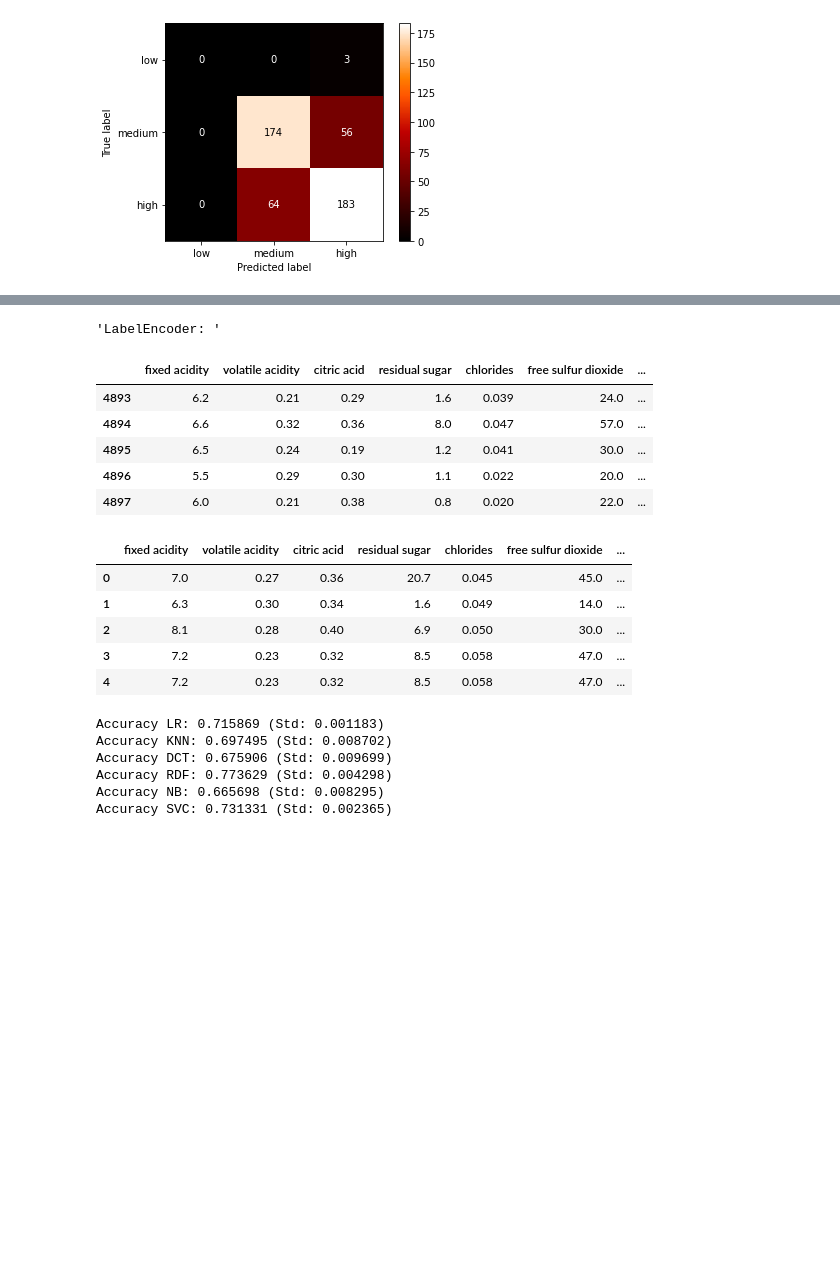
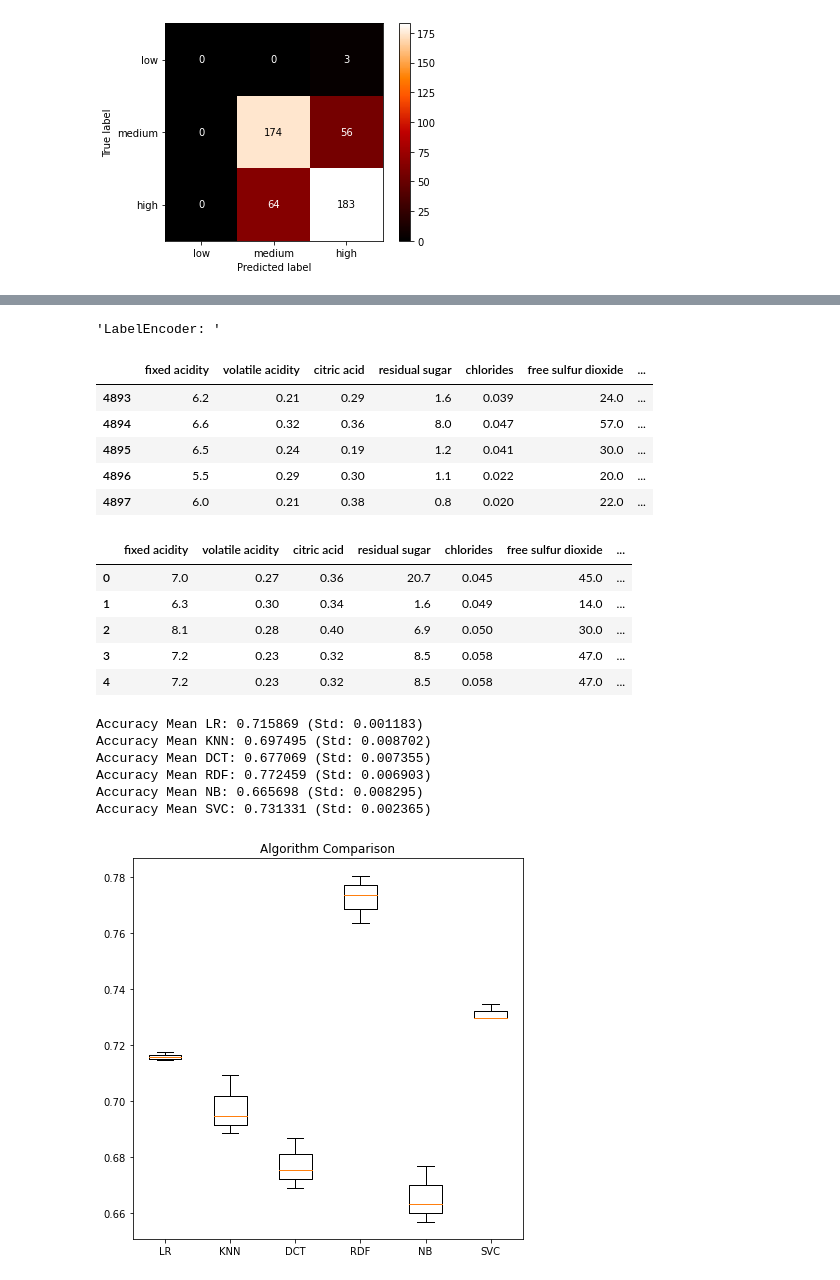
Before and after one commit to lvuduy/BlueBerry-Winery, a Jupyter notebook: PJ2_ML Models.ipynb, the cells around one changed output, grey strips where cells are left out. Drawn from its saved outputs; the diff is of its cells as text; code cells hidden in the pictures; blank space fills up the shorter version.

```diff
--- a/PJ2_ML Models.ipynb
+++ b/PJ2_ML Models.ipynb
@@ -878,37 +974,44 @@ X_test = norm.transform(X_test)
 models = []
 models.append(('LR', LogisticRegression()))
 models.append(('KNN', KNeighborsClassifier()))
 models.append(('DCT', DecisionTreeClassifier()))
 models.append(('RDF', RandomForestClassifier(n_estimators=200)))
 models.append(('NB', GaussianNB()))
 models.append(('SVC', SVC()))
 
 # evaluate each model in turn
 results = []
 names = []
 for name, model in models:
 	kfold = StratifiedKFold(n_splits=3, random_state=1, shuffle=True)
 	cv_results = cross_val_score(model, X_train, Y_train, cv=kfold, scoring='accuracy')
 	results.append(cv_results)
 	names.append(name)
-	print('Accuracy %s: %f (Std: %f)' % (name, cv_results.mean(), cv_results.std()))
+	print('Accuracy Mean %s: %f (Std: %f)' % (name, cv_results.mean(), cv_results.std()))
+
+# Compare Algorithms
+plt.figure(figsize=(7,7))
+plt.boxplot(results, labels=names)
+plt.title('Algorithm Comparison')
+plt.show()
 # %% [output]
 'LabelEncoder: '
 |  | fixed acidity | volatile acidity | citric acid | residual sugar | chlorides | free sulfur dioxide | ... |
 | 4893 | 6.2 | 0.21 | 0.29 | 1.6 | 0.039 | 24.0 | ... |
 | 4894 | 6.6 | 0.32 | 0.36 | 8.0 | 0.047 | 57.0 | ... |
 | 4895 | 6.5 | 0.24 | 0.19 | 1.2 | 0.041 | 30.0 | ... |
 | 4896 | 5.5 | 0.29 | 0.30 | 1.1 | 0.022 | 20.0 | ... |
 | 4897 | 6.0 | 0.21 | 0.38 | 0.8 | 0.020 | 22.0 | ... |
 |  | fixed acidity | volatile acidity | citric acid | residual sugar | chlorides | free sulfur dioxide | ... |
 | 0 | 7.0 | 0.27 | 0.36 | 20.7 | 0.045 | 45.0 | ... |
 | 1 | 6.3 | 0.30 | 0.34 | 1.6 | 0.049 | 14.0 | ... |
 | 2 | 8.1 | 0.28 | 0.40 | 6.9 | 0.050 | 30.0 | ... |
 | 3 | 7.2 | 0.23 | 0.32 | 8.5 | 0.058 | 47.0 | ... |
 | 4 | 7.2 | 0.23 | 0.32 | 8.5 | 0.058 | 47.0 | ... |
-Accuracy LR: 0.715869 (Std: 0.001183)
-Accuracy KNN: 0.697495 (Std: 0.008702)
-Accuracy DCT: 0.675906 (Std: 0.009699)
-Accuracy RDF: 0.773629 (Std: 0.004298)
-Accuracy NB: 0.665698 (Std: 0.008295)
-Accuracy SVC: 0.731331 (Std: 0.002365)
+Accuracy Mean LR: 0.715869 (Std: 0.001183)
+Accuracy Mean KNN: 0.697495 (Std: 0.008702)
+Accuracy Mean DCT: 0.677069 (Std: 0.007355)
+Accuracy Mean RDF: 0.772459 (Std: 0.006903)
+Accuracy Mean NB: 0.665698 (Std: 0.008295)
+Accuracy Mean SVC: 0.731331 (Std: 0.002365)
+[figure, added]
```
Also changed, not shown: parts of 11 cells of this notebook.
